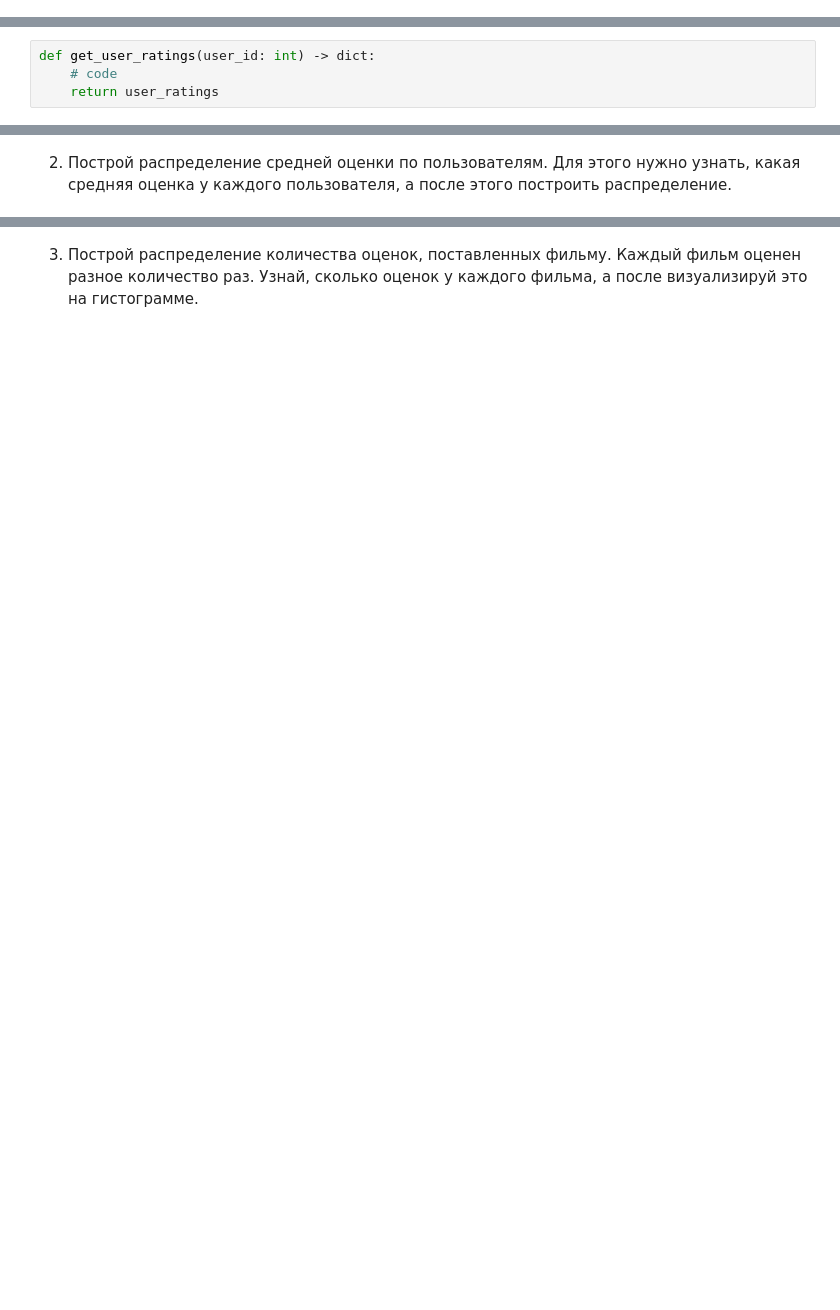
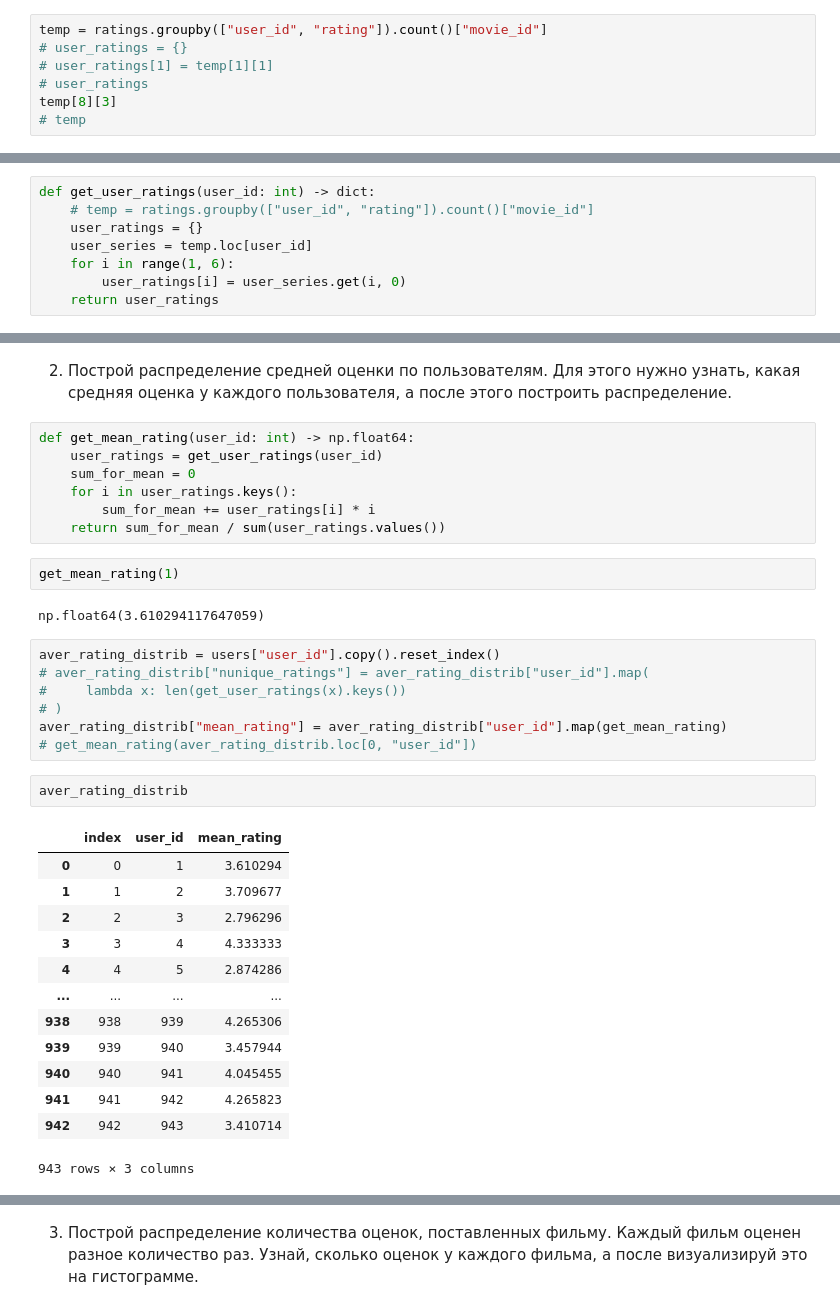
Before and after one commit to DmitriiPrikhodko/ds-phase-2-cont-git, a Jupyter notebook: week4/day1/11-01-task.ipynb, the cells around one changed output, grey strips where cells are left out. Drawn from its saved outputs; the diff is of its cells as text; blank space fills up the shorter version.

```diff
--- a/week4/day1/11-01-task.ipynb
+++ b/week4/day1/11-01-task.ipynb
@@ -529,0 +570,7 @@ fig_6.show()
+# %%
+temp = ratings.groupby(["user_id", "rating"]).count()["movie_id"]
+# user_ratings = {}
+# user_ratings[1] = temp[1][1]
+# user_ratings
+temp[8][3]
+# temp
@@ -530,5 +579,9 @@ fig_6.show()
 # %%
 def get_user_ratings(user_id: int) -> dict:
-    # code
+    # temp = ratings.groupby(["user_id", "rating"]).count()["movie_id"]
+    user_ratings = {}
+    user_series = temp.loc[user_id]
+    for i in range(1, 6):
+        user_ratings[i] = user_series.get(i, 0)
     return user_ratings
 # %%
@@ -536,3 +595,37 @@ def get_user_ratings(user_id: int) -> dict:
 # %% [markdown]
 2. Построй распределение средней оценки по пользователям. Для этого нужно узнать, какая средняя оценка у каждого пользователя, а после этого построить распределение.
+# %%
+def get_mean_rating(user_id: int) -> np.float64:
+    user_ratings = get_user_ratings(user_id)
+    sum_for_mean = 0
+    for i in user_ratings.keys():
+        sum_for_mean += user_ratings[i] * i
+    return sum_for_mean / sum(user_ratings.values())
+# %%
+get_mean_rating(1)
+# %% [output]
+np.float64(3.610294117647059)
+# %%
+aver_rating_distrib = users["user_id"].copy().reset_index()
+# aver_rating_distrib["nunique_ratings"] = aver_rating_distrib["user_id"].map(
+#     lambda x: len(get_user_ratings(x).keys())
+# )
+aver_rating_distrib["mean_rating"] = aver_rating_distrib["user_id"].map(get_mean_rating)
+# get_mean_rating(aver_rating_distrib.loc[0, "user_id"])
+# %%
+aver_rating_distrib
+# %% [output]
+|  | index | user_id | mean_rating |
+| 0 | 0 | 1 | 3.610294 |
+| 1 | 1 | 2 | 3.709677 |
+| 2 | 2 | 3 | 2.796296 |
+| 3 | 3 | 4 | 4.333333 |
+| 4 | 4 | 5 | 2.874286 |
+| ... | ... | ... | ... |
+| 938 | 938 | 939 | 4.265306 |
+| 939 | 939 | 940 | 3.457944 |
+| 940 | 940 | 941 | 4.045455 |
+| 941 | 941 | 942 | 4.265823 |
+| 942 | 942 | 943 | 3.410714 |
+943 rows × 3 columns
 # %%
```
Also changed, not shown: parts of 22 cells of this notebook.
